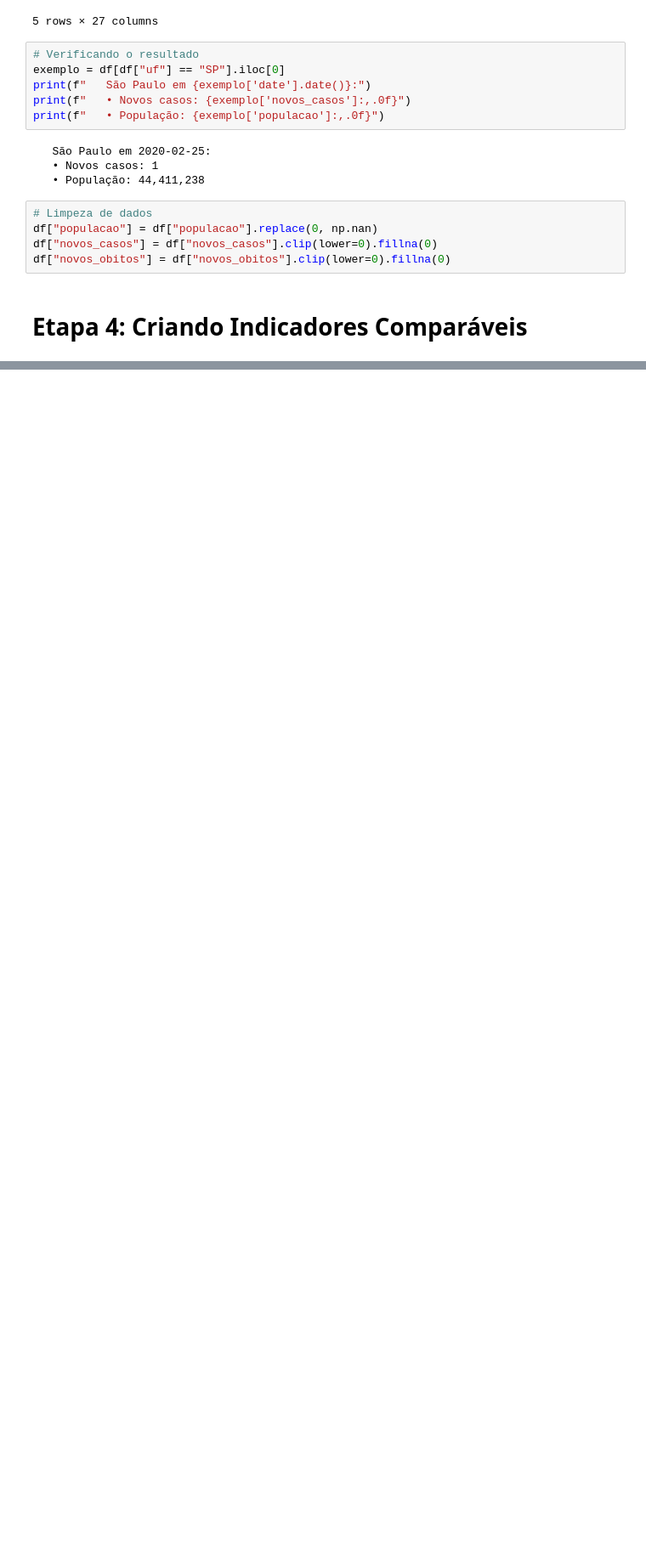
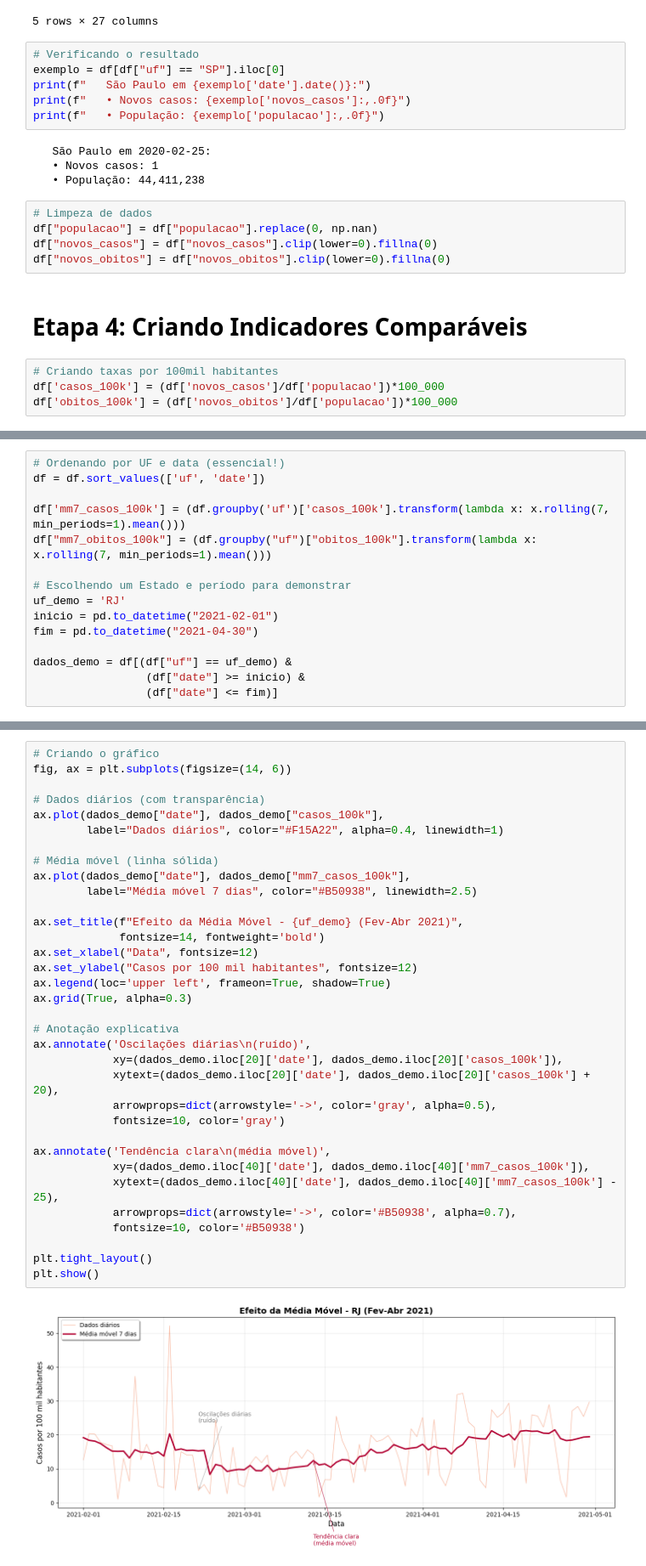
Before and after one commit to miqueias-ayron/20261-insper-ciencia-de-dados, a Jupyter notebook: notebooks/Aula_02_COVID.ipynb, the cells around one changed output, grey strips where cells are left out. Shown at 85% size. Drawn from its saved outputs; the diff is of its cells as text; blank space fills up the shorter version.

```diff
--- a/notebooks/Aula_02_COVID.ipynb
+++ b/notebooks/Aula_02_COVID.ipynb
@@ -220,3 +220,7 @@ df["novos_casos"] = df["novos_casos"].clip(lower=0).fillna(0)
 df["novos_obitos"] = df["novos_obitos"].clip(lower=0).fillna(0)
 # %% [markdown]
 # Etapa 4: Criando Indicadores Comparáveis
+# %%
+# Criando taxas por 100mil habitantes
+df['casos_100k'] = (df['novos_casos']/df['populacao'])*100_000
+df['obitos_100k'] = (df['novos_obitos']/df['populacao'])*100_000
@@ -222,0 +292,15 @@ df["novos_obitos"] = df["novos_obitos"].clip(lower=0).fillna(0)
+# %%
+# Ordenando por UF e data (essencial!)
+df = df.sort_values(['uf', 'date'])
+
+df['mm7_casos_100k'] = (df.groupby('uf')['casos_100k'].transform(lambda x: x.rolling(7, min_periods=1).mean()))
+df["mm7_obitos_100k"] = (df.groupby("uf")["obitos_100k"].transform(lambda x: x.rolling(7, min_periods=1).mean()))
+
+# Escolhendo um Estado e período para demonstrar
+uf_demo = 'RJ'
+inicio = pd.to_datetime("2021-02-01")
+fim = pd.to_datetime("2021-04-30")
+
+dados_demo = df[(df["uf"] == uf_demo) &
+                 (df["date"] >= inicio) &
+                 (df["date"] <= fim)]
@@ -222,0 +327,36 @@ df["novos_obitos"] = df["novos_obitos"].clip(lower=0).fillna(0)
+# %%
+# Criando o gráfico
+fig, ax = plt.subplots(figsize=(14, 6))
+
+# Dados diários (com transparência)
+ax.plot(dados_demo["date"], dados_demo["casos_100k"],
+        label="Dados diários", color="#F15A22", alpha=0.4, linewidth=1)
+
+# Média móvel (linha sólida)
+ax.plot(dados_demo["date"], dados_demo["mm7_casos_100k"],
+        label="Média móvel 7 dias", color="#B50938", linewidth=2.5)
+
+ax.set_title(f"Efeito da Média Móvel - {uf_demo} (Fev-Abr 2021)",
+             fontsize=14, fontweight='bold')
+ax.set_xlabel("Data", fontsize=12)
+ax.set_ylabel("Casos por 100 mil habitantes", fontsize=12)
+ax.legend(loc='upper left', frameon=True, shadow=True)
+ax.grid(True, alpha=0.3)
+
+# Anotação explicativa
+ax.annotate('Oscilações diárias\n(ruído)',
+            xy=(dados_demo.iloc[20]['date'], dados_demo.iloc[20]['casos_100k']),
+            xytext=(dados_demo.iloc[20]['date'], dados_demo.iloc[20]['casos_100k'] + 20),
+            arrowprops=dict(arrowstyle='->', color='gray', alpha=0.5),
+            fontsize=10, color='gray')
+
+ax.annotate('Tendência clara\n(média móvel)',
+            xy=(dados_demo.iloc[40]['date'], dados_demo.iloc[40]['mm7_casos_100k']),
+            xytext=(dados_demo.iloc[40]['date'], dados_demo.iloc[40]['mm7_casos_100k'] - 25),
+            arrowprops=dict(arrowstyle='->', color='#B50938', alpha=0.7),
+            fontsize=10, color='#B50938')
+
+plt.tight_layout()
+plt.show()
+# %% [output]
+[figure, added]
```
Also changed, not shown: parts of 8 cells of this notebook.
